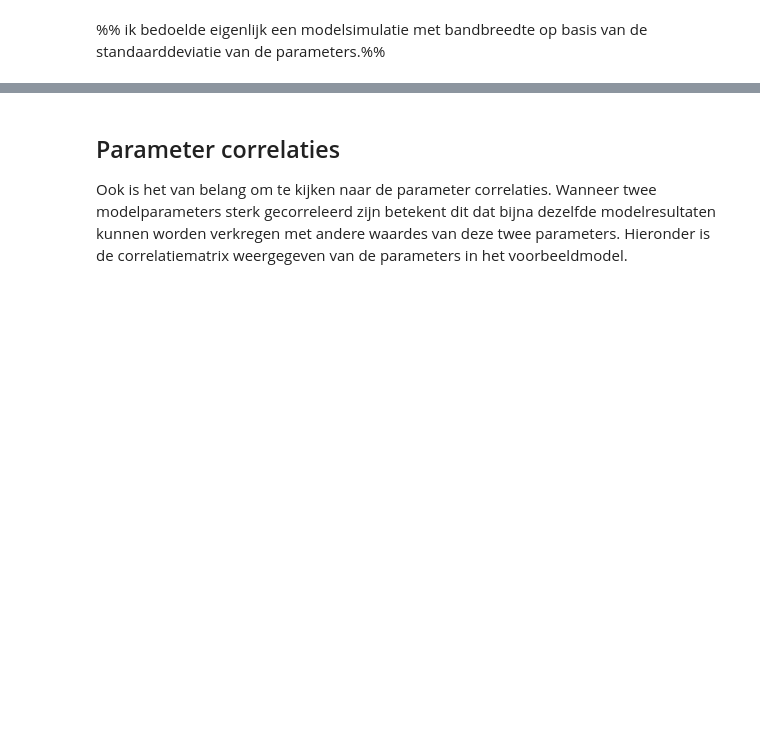
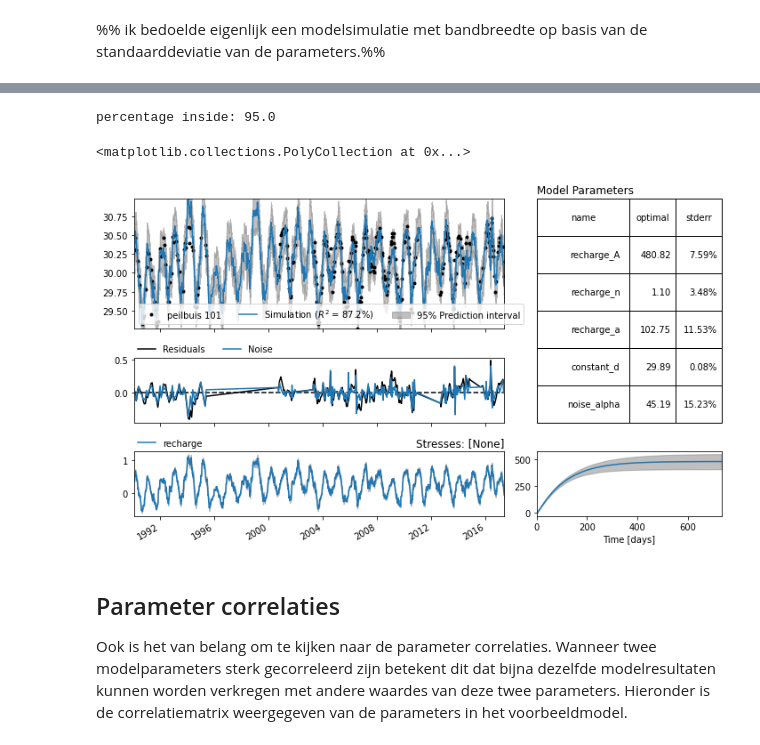
Before and after one commit to ArtesiaWater/stowa_handleiding_tijdreeksanalyse, a Jupyter notebook: beoordeling/beoordeling.ipynb, the cells around one changed output, grey strips where cells are left out. Saved outputs shown, nothing was run; the diff lists cells and outputs as text; code cells hidden in the pictures; blank space fills up the shorter version.

```diff
--- a/beoordeling/beoordeling.ipynb
+++ b/beoordeling/beoordeling.ipynb
@@ -446,3 +446,24 @@ ax.set_ylim(bottom=0.0);
+# %%
+# # Plot some results
+df = ml.fit.prediction_interval()
+inside = (obs > df.loc[obs.index, 0.025]) & (obs < df.loc[obs.index, 0.975])
+print('percentage inside:', np.count_nonzero(inside) / len(inside) * 100)
+
+axes = ml.plots.results(figsize=(10, 6))
+axes[0].fill_between(df.index, df.iloc[:, 0], df.iloc[:, 1], color="gray",
+                     zorder=-1, alpha=0.5, label="95% Prediction interval")
+axes[0].legend(ncol=3)
+df = ml.fit.ci_contribution("recharge")
+axes[3].fill_between(df.index, df.iloc[:, 0], df.iloc[:, 1], color="gray",
+                     zorder=-1, alpha=0.5, label="95% confidence")
+
+df = ml.fit.ci_step_response("recharge", alpha=0.05, n=1000)
+axes[4].fill_between(df.index, df.iloc[:, 0], df.iloc[:, 1], color="gray",
+                     zorder=-1, alpha=0.5, label="95% confidence")
+# %% [output]
+percentage inside: 95.0
+<matplotlib.collections.PolyCollection at 0x...>
+[figure, added]
 # %% [markdown]
 ## Parameter correlaties<a name="correlatie"></a>
 
```
Also changed, not shown: parts of 15 cells of this notebook.
